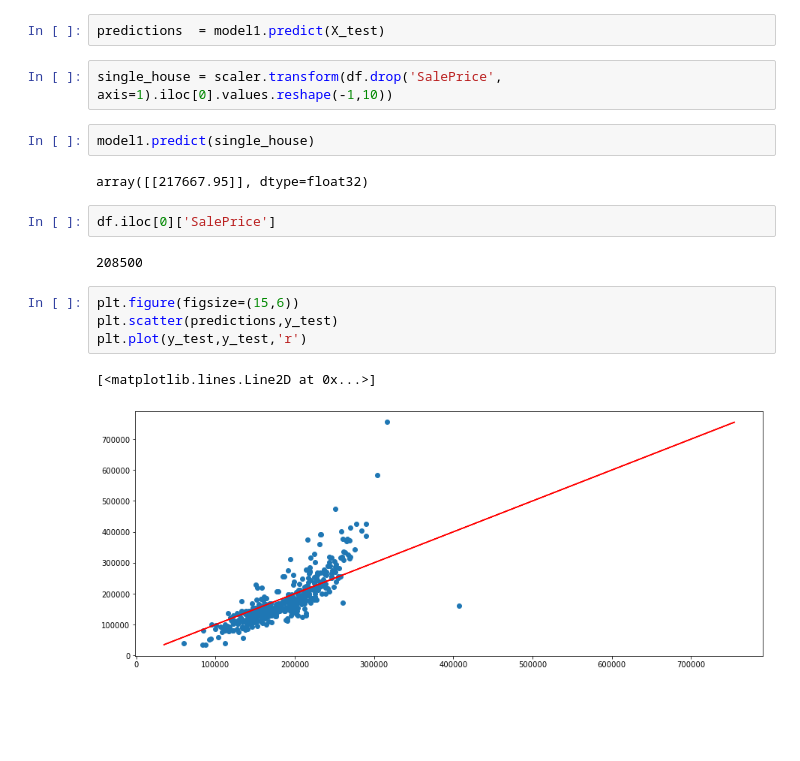
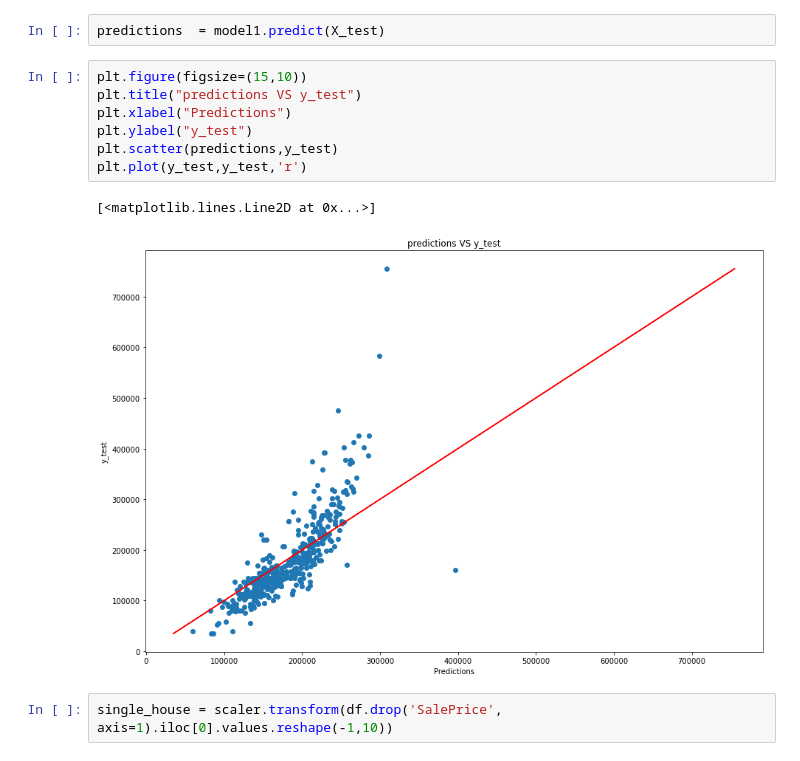
Before and after one commit to AdityaKumar-01/ML-notebooks, a Jupyter notebook: housePricePrediction/prediction with only numerical attributes .ipynb, the cells around one changed output. Saved outputs shown, nothing was run; the diff lists cells and outputs as text; blank space fills up the shorter version.

Commit message:
changes made in LR on some predictions

```diff
--- a/housePricePrediction/prediction with only numerical attributes .ipynb
+++ b/housePricePrediction/prediction with only numerical attributes .ipynb
@@ -166,19 +165,14 @@ pd.DataFrame(model1.history.history).plot()
 # %%
 predictions  = model1.predict(X_test)
+# %%
+plt.figure(figsize=(15,10))
+plt.title("predictions VS y_test")
+plt.xlabel("Predictions")
+plt.ylabel("y_test")
+plt.scatter(predictions,y_test)
+plt.plot(y_test,y_test,'r')
+# %% [output]
+[<matplotlib.lines.Line2D at 0x...>]
+[figure, added]
 # %%
 single_house = scaler.transform(df.drop('SalePrice', axis=1).iloc[0].values.reshape(-1,10))
-# %%
-model1.predict(single_house)
-# %% [output]
-array([[217667.95]], dtype=float32)
-# %%
-df.iloc[0]['SalePrice']
-# %% [output]
-208500
-# %%
-plt.figure(figsize=(15,6))
-plt.scatter(predictions,y_test)
-plt.plot(y_test,y_test,'r')
-# %% [output]
-[<matplotlib.lines.Line2D at 0x...>]
-[figure, removed]
```
Also changed, not shown: parts of 8 cells of this notebook, 1 other file.
